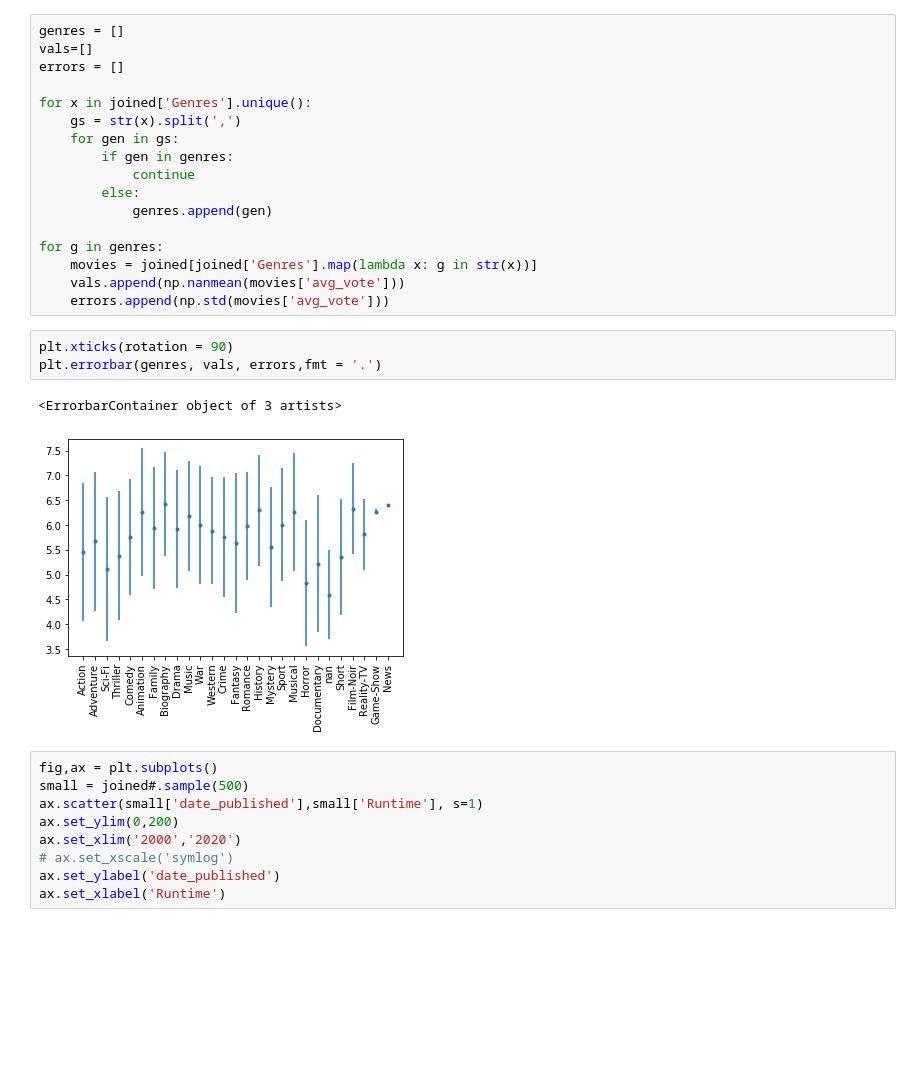
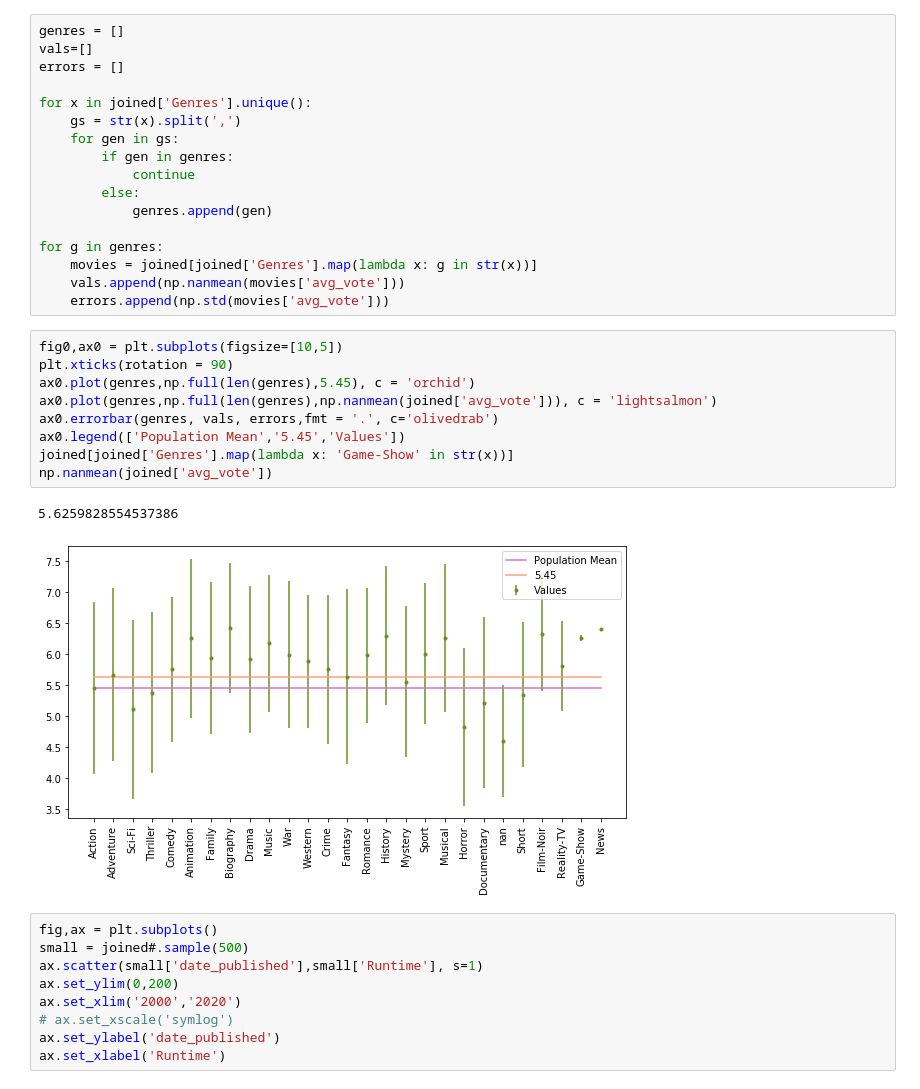
Before and after one commit to almetzler/SI330Final, a Jupyter notebook: Alexis.ipynb, the cells around one changed output. Drawn from its saved outputs; the diff is of its cells as text; blank space fills up the shorter version.

```diff
--- a/Alexis.ipynb
+++ b/Alexis.ipynb
@@ -76,12 +76,18 @@ for g in genres:
     movies = joined[joined['Genres'].map(lambda x: g in str(x))]
     vals.append(np.nanmean(movies['avg_vote']))
     errors.append(np.std(movies['avg_vote']))
-# %%
-plt.xticks(rotation = 90)
-plt.errorbar(genres, vals, errors,fmt = '.')
-# %% [output]
-<ErrorbarContainer object of 3 artists>
-[figure, removed]
+# %%
+fig0,ax0 = plt.subplots(figsize=[10,5])
+plt.xticks(rotation = 90)
+ax0.plot(genres,np.full(len(genres),5.45), c = 'orchid')
+ax0.plot(genres,np.full(len(genres),np.nanmean(joined['avg_vote'])), c = 'lightsalmon')
+ax0.errorbar(genres, vals, errors,fmt = '.', c='olivedrab')
+ax0.legend(['Population Mean','5.45','Values'])
+joined[joined['Genres'].map(lambda x: 'Game-Show' in str(x))]
+np.nanmean(joined['avg_vote'])
+# %% [output]
+5.6259828554537386
+[figure, added]
 # %%
 fig,ax = plt.subplots()
 small = joined#.sample(500)
```
Also changed, not shown: parts of 1 cell of this notebook, 1 other file.
